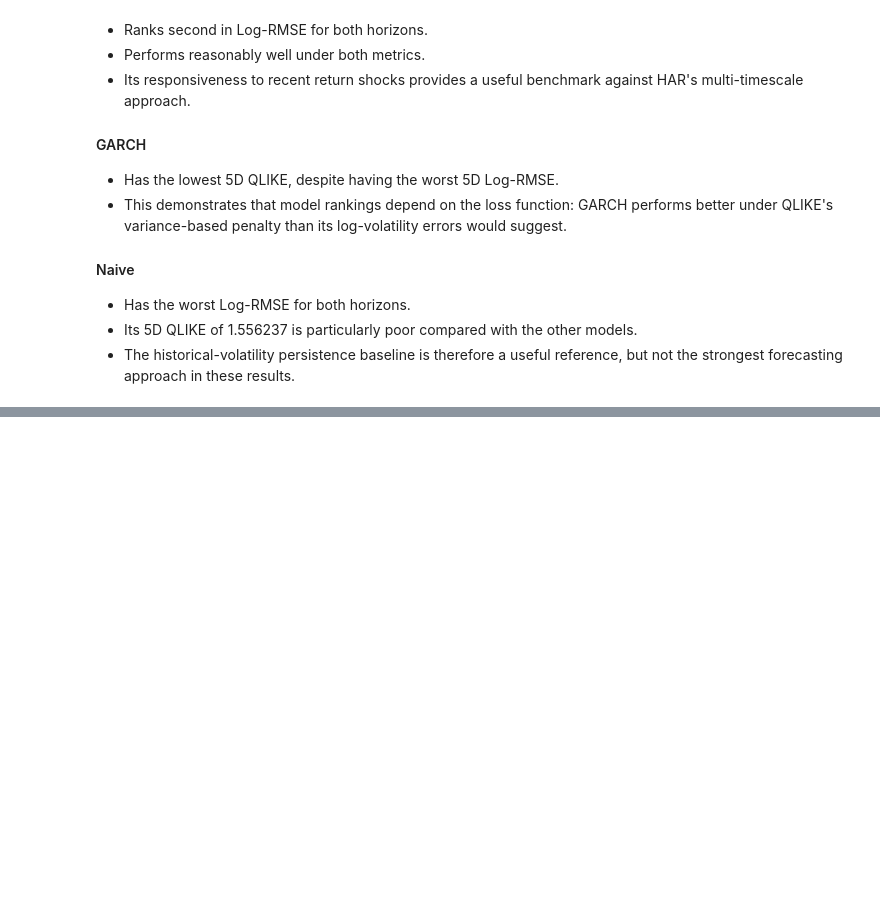
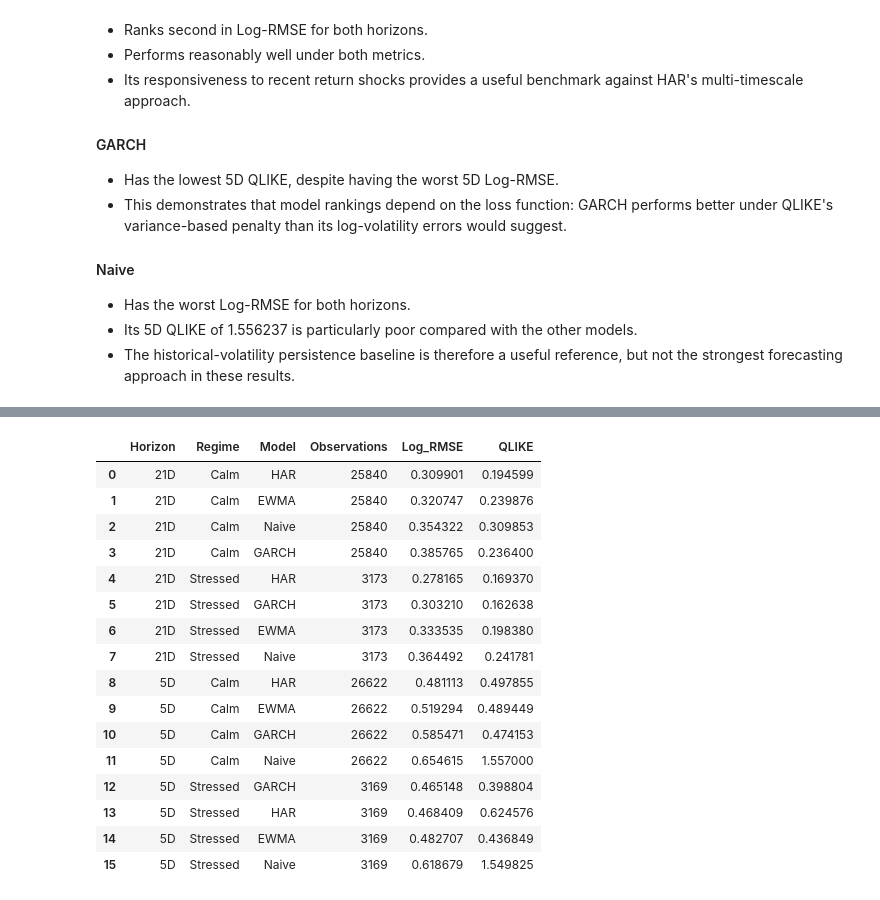
Before and after one commit to Srisupha29/DataScience_Projects, a Jupyter notebook: Indian_Equity_Market_Risk_Forecaster/notebooks/02_Volatility_Targets.ipynb, the cells around one changed output, grey strips where cells are left out. Cells and saved outputs as stored; diff of their text form; code cells hidden in the pictures; blank space fills up the shorter version.

Commit message:
Calm/Stressed Evalution Check Done - Rest to be done tmrw

```diff
--- a/Indian_Equity_Market_Risk_Forecaster/notebooks/02_Volatility_Targets.ipynb
+++ b/Indian_Equity_Market_Risk_Forecaster/notebooks/02_Volatility_Targets.ipynb
@@ -2353,0 +2467,65 @@ display(leaderboard)
+# %%
+model_columns = ["Naive", "EWMA", "HAR", "GARCH"]
+
+regime_results = []
+
+for horizon in ["5D", "21D"]:
+    for regime in ["Calm", "Stressed"]:
+
+        subset = common_regimes[
+            (common_regimes["Horizon"] == horizon)
+            & (common_regimes["Regime"] == regime)
+        ]
+
+        actual = subset["Target"].to_numpy()
+
+        for model_name in model_columns:
+
+            predicted = subset[model_name].to_numpy()
+
+            log_rmse = np.sqrt(
+                np.mean(
+                    (np.log(predicted) - np.log(actual)) ** 2
+                )
+            )
+
+            ratio = (actual ** 2) / (predicted ** 2)
+
+            qlike = np.mean(
+                ratio - np.log(ratio) - 1
+            )
+
+            regime_results.append({
+                "Horizon": horizon,
+                "Regime": regime,
+                "Model": model_name,
+                "Observations": len(subset),
+                "Log_RMSE": log_rmse,
+                "QLIKE": qlike
+            })
+
+regime_leaderboard = pd.DataFrame(regime_results)
+
+regime_leaderboard = regime_leaderboard.sort_values(
+    ["Horizon", "Regime", "Log_RMSE"]
+).reset_index(drop=True)
+
+display(regime_leaderboard)
+# %% [output]
+|  | Horizon | Regime | Model | Observations | Log_RMSE | QLIKE |
+| 0 | 21D | Calm | HAR | 25840 | 0.309901 | 0.194599 |
+| 1 | 21D | Calm | EWMA | 25840 | 0.320747 | 0.239876 |
+| 2 | 21D | Calm | Naive | 25840 | 0.354322 | 0.309853 |
+| 3 | 21D | Calm | GARCH | 25840 | 0.385765 | 0.236400 |
+| 4 | 21D | Stressed | HAR | 3173 | 0.278165 | 0.169370 |
+| 5 | 21D | Stressed | GARCH | 3173 | 0.303210 | 0.162638 |
+| 6 | 21D | Stressed | EWMA | 3173 | 0.333535 | 0.198380 |
+| 7 | 21D | Stressed | Naive | 3173 | 0.364492 | 0.241781 |
+| 8 | 5D | Calm | HAR | 26622 | 0.481113 | 0.497855 |
+| 9 | 5D | Calm | EWMA | 26622 | 0.519294 | 0.489449 |
+| 10 | 5D | Calm | GARCH | 26622 | 0.585471 | 0.474153 |
+| 11 | 5D | Calm | Naive | 26622 | 0.654615 | 1.557000 |
+| 12 | 5D | Stressed | GARCH | 3169 | 0.465148 | 0.398804 |
+| 13 | 5D | Stressed | HAR | 3169 | 0.468409 | 0.624576 |
+| 14 | 5D | Stressed | EWMA | 3169 | 0.482707 | 0.436849 |
+| 15 | 5D | Stressed | Naive | 3169 | 0.618679 | 1.549825 |
```
Also changed, not shown: parts of 6 cells of this notebook.
